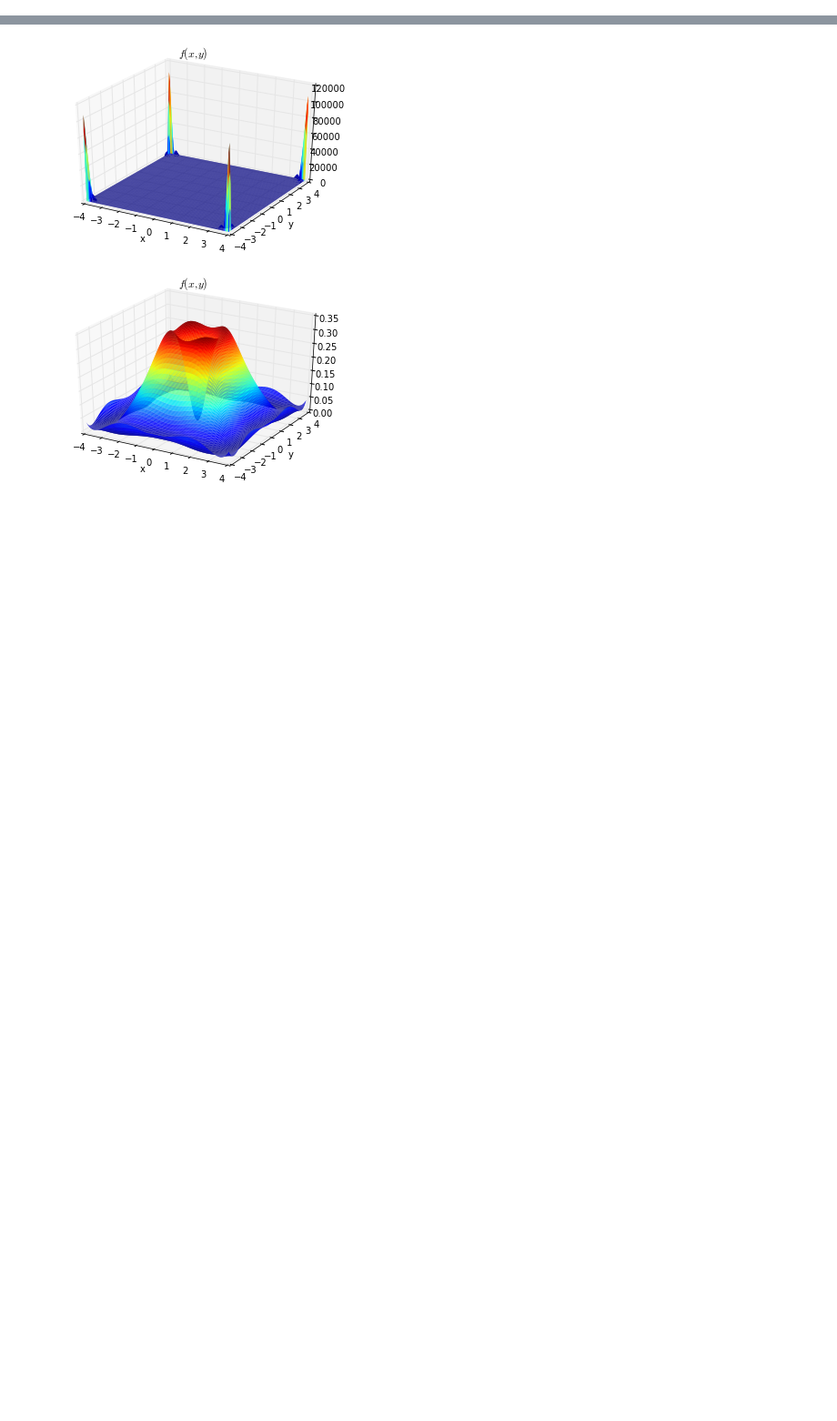
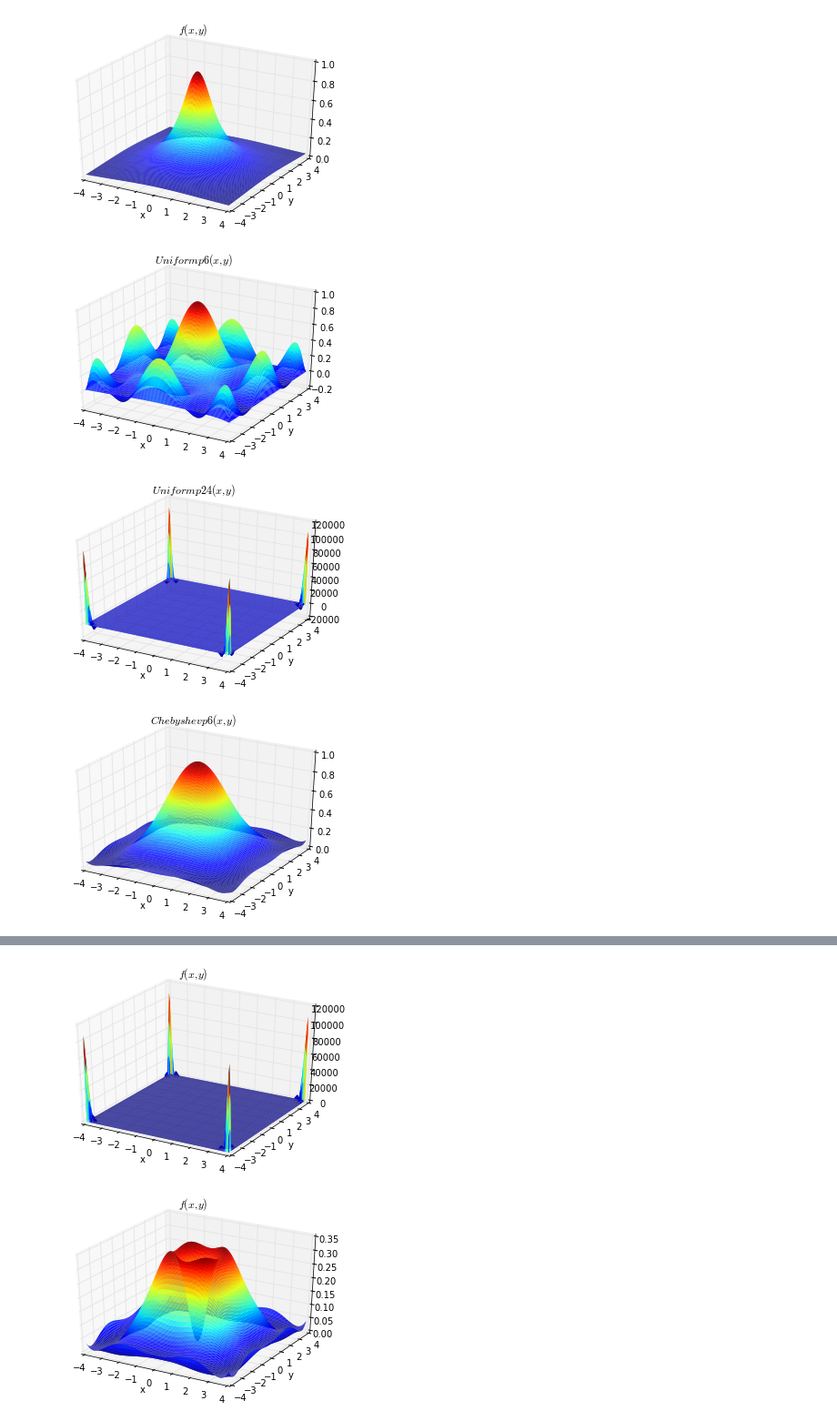
Before and after one commit to egabrielsen/MATH3316, a Jupyter notebook: Project3/Runge2D.ipynb, the cells around one changed output, grey strips where cells are left out. Shown: that part at 91% size. Drawn from its saved outputs; the diff is of its cells as text; code cells hidden in the pictures; blank space fills up the shorter version.

```diff
--- a/Project3/Runge2D.ipynb
+++ b/Project3/Runge2D.ipynb
@@ -1,5 +1,7 @@
 # %%
-runge = loadtxt('Runge.txt')
+
+ax.set_ylabel('y')
+title('$f(x,y) - uniform_p24(x,y)$')runge = loadtxt('Runge.txt')
 p6_uni = loadtxt('p6_uni.txt')
 p24_uni = loadtxt('p24_uni.txt')
 p6_Cheb = loadtxt('p6_Cheb.txt')
@@ -64,32 +66,35 @@ ax.set_ylabel('y')
 title('$f(x,y) - uniform_p6(x, y)$')
 savefig('err_6_uni.png')
 
 err_24_uni = abs(runge - p24_uni)
 fig = figure()
 ax = fig.add_subplot(111, projection='3d')
 X, Y = meshgrid(b, a)
 surf = ax.plot_surface(X, Y, err_24_uni, rstride=1, cstride=1, linewidth=0, cmap=cm.jet)
 ax.set_xlabel('x')
-ax.set_ylabel('y')
-title('$f(x,y) - uniform_p24(x,y)$')
 savefig('err_24_uni.png')
 
 err_6_Cheb = abs(runge - p6_Cheb)
 fig = figure()
 ax = fig.add_subplot(111, projection='3d')
 X, Y = meshgrid(b, a)
 surf = ax.plot_surface(X, Y, err_6_Cheb, rstride=1, cstride=1, linewidth=0, cmap=cm.jet)
 ax.set_xlabel('x')
 ax.set_ylabel('y')
 title('$f(x,y) - Chebyshev_p6(x,y)$')
 savefig('err_6_Cheb.png')
 
 err_24_Cheb = abs(runge - p24_Cheb)
 fig = figure()
 ax = fig.add_subplot(111, projection='3d')
 X, Y = meshgrid(b, a)
 surf = ax.plot_surface(X, Y, err_24_Cheb, rstride=1, cstride=1, linewidth=0, cmap=cm.jet)
 ax.set_xlabel('x')
 ax.set_ylabel('y')
 title('$f(x,y) - Chebyshev_p24(x,y)$')
 savefig('err_24_Cheb.png')
+# %% [output]
+[figure, added]
+[figure, added]
+[figure, added]
+[figure, added]
```
Also changed, not shown: parts of 1 cell of this notebook, 20 other files.
